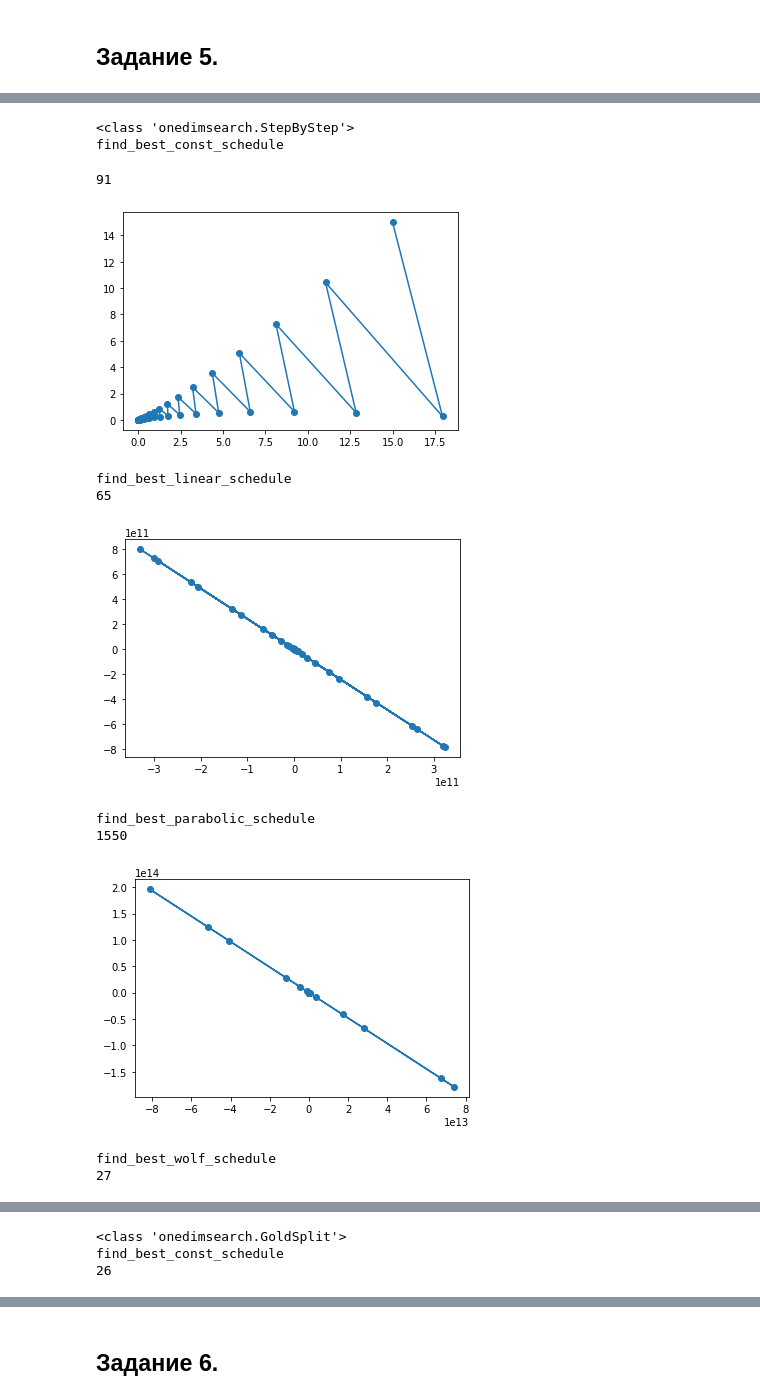
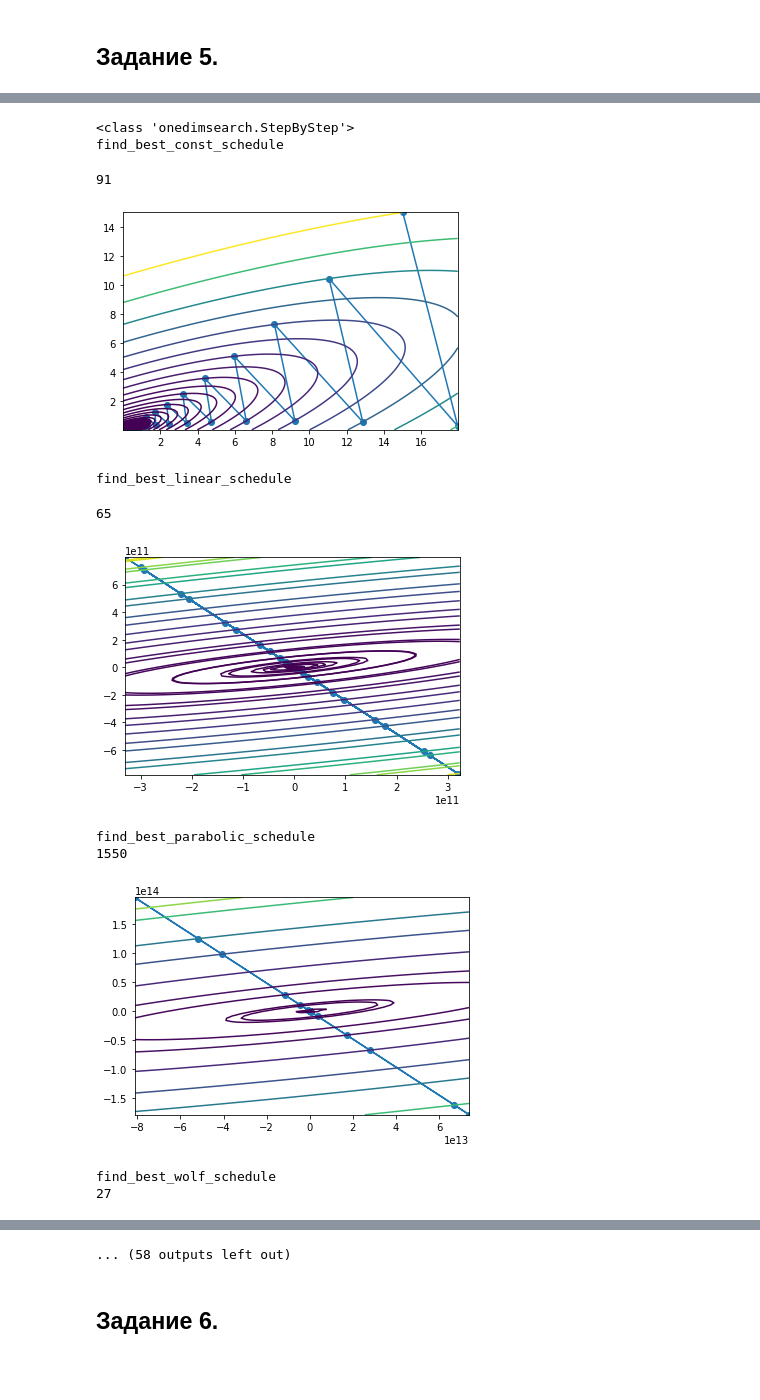
Before and after one commit to alexanderlvarfolomeev/meth-opt-1, a Jupyter notebook: methopts-01.ipynb, the cells around one changed output, grey strips where cells are left out. Cells and saved outputs as stored; diff of their text form; code cells hidden in the pictures; blank space fills up the shorter version.

Commit message:
Add plots

```diff
--- a/methopts-01.ipynb
+++ b/methopts-01.ipynb
@@ -95,39 +95,39 @@ minimal iteration number with c_1=1e-07 c_2=0.1 iteration=65
 graphics = [graphic.F(), graphic.G()]
 
 for _ in range(2):
     graphics.append(graphic.RandomGraphic(2))
 
 for g in graphics:
     g.draw()
     for search_method in [onedimsearch.StepByStep(), onedimsearch.GoldSplit()]:
         print(search_method.__class__)
         for type_best in [gradient.find_best_const_schedule, gradient.find_best_linear_schedule,
                           gradient.find_best_parabolic_schedule, gradient.find_best_wolf_schedule]:
             print(type_best.__name__)
             best = gradient.binary_rises(
                 g,
                 search_method,
                 1e-5,
                 np.array([15, 15]),
                 10000,
                 type_best
             )
             if best is None:
                 continue
             points = gradient.gradient_steps(g, best, search_method, 10000, 1e-5, np.array([15, 15]))
             print(points.shape[0])
-            drawing.draw_steps(points, False, g)
+            drawing.draw_steps(points, True, g)
 # %% [output]
 [figure]
 <class 'onedimsearch.StepByStep'>
 find_best_const_schedule
 91
-[figure, old version]
+[figure, new version]
 find_best_linear_schedule
-65
+65
-[figure, old version]
+[figure, new version]
-find_best_parabolic_schedule
-1550
+find_best_parabolic_schedule
+1550
-[figure, old version]
+[figure, new version]
-find_best_wolf_schedule
-27
+find_best_wolf_schedule
+27
@@ -135,3 +134,0 @@ find_best_wolf_schedule
-<class 'onedimsearch.GoldSplit'>
-find_best_const_schedule
-26
@@ -140,3 +138,4 @@ find_best_const_schedule
+... (58 outputs left out)
 # %% [markdown]
 ## Задание 6.
 # %%
```
Also changed, not shown: parts of 2 cells of this notebook.
